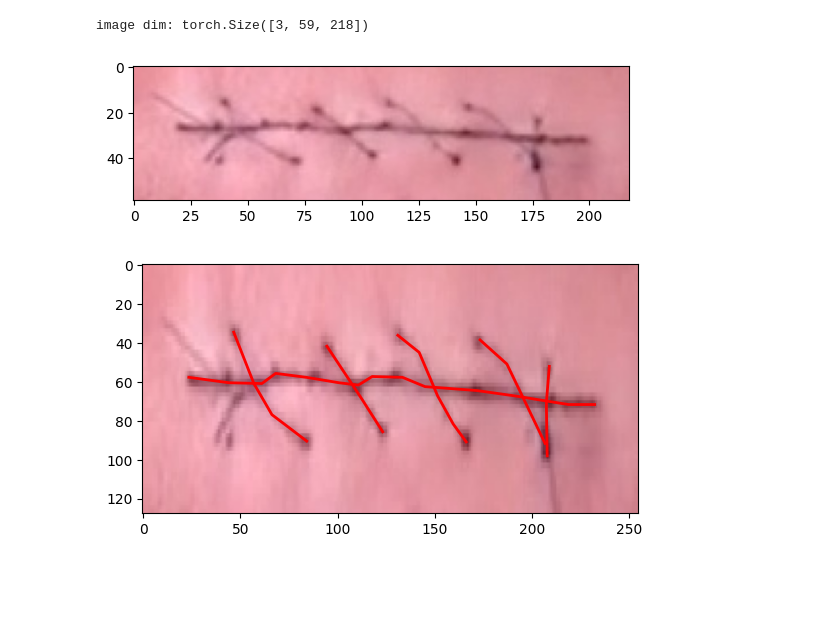
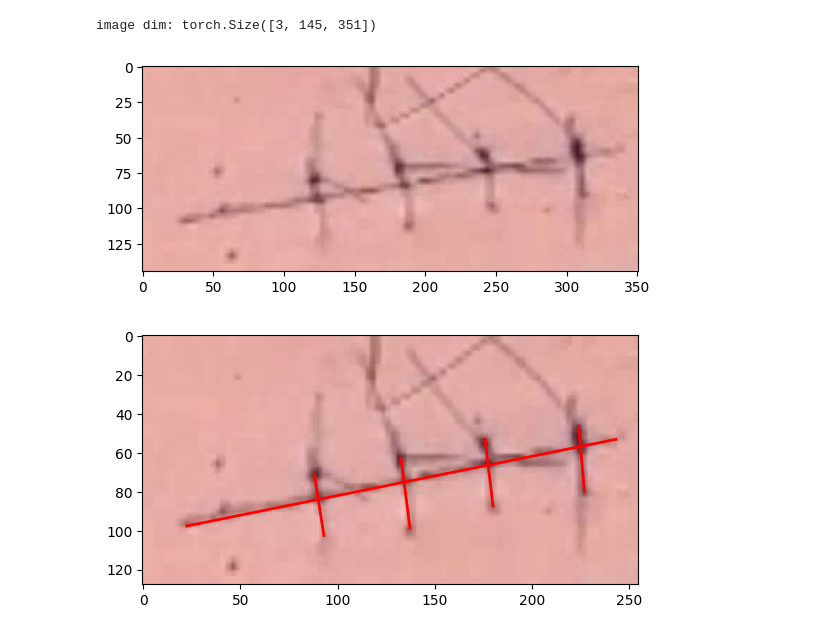
Before and after one commit to tomhruby1/zdo, a Jupyter notebook: preprocessing.ipynb, the cells around one changed output. Saved outputs shown, nothing was run; the diff lists cells and outputs as text; code cells hidden in the pictures; blank space fills up the shorter version.

```diff
--- a/preprocessing.ipynb
+++ b/preprocessing.ipynb
@@ -15,36 +15,36 @@ with open(data_p, 'r') as f:
     data = json.load(f)
 # %%
 # torch interpolate
-image_id = 121
+image_id = 60
 SIZE = (128,255)
 
 annot = data[str(image_id)]
 image_p = Path('data/images/default')/annot['file']
 
 im = read_image(str(image_p))
 inter_coeff = (SIZE[0]/im.shape[1], SIZE[1]/im.shape[2])  # the interpolation ratio
 
 plt.imshow(im.permute(1, 2, 0))
 print(f"image dim: {im.shape}")
 
 im = im.unsqueeze(0)
 im2 = F.interpolate(im, size=SIZE) # size=(3,128,255)
 
 
 im_toshow = im2[0].permute(1, 2, 0)
 fig, ax = plt.subplots()
 ax.imshow(im_toshow)
 
 
 # interpolate the annotation
 for idx, label in enumerate(data[str(image_id)]['label']):
     points = data[str(image_id)]['points'][idx]
     x_coords, y_coords = zip(*points)
     x_coords = np.array(x_coords, dtype=float) * inter_coeff[1]
     y_coords = np.array(y_coords, dtype=float) * inter_coeff[0]
     ax.plot(x_coords, y_coords, color='red', linewidth=2)
 plt.show()
 # %% [output]
-image dim: torch.Size([3, 59, 218])
+image dim: torch.Size([3, 145, 351])
-[figure, old version]
+[figure, new version]
-[figure, old version]
+[figure, new version]
```
Also changed, not shown: parts of 8 cells of this notebook, 2 other files.
